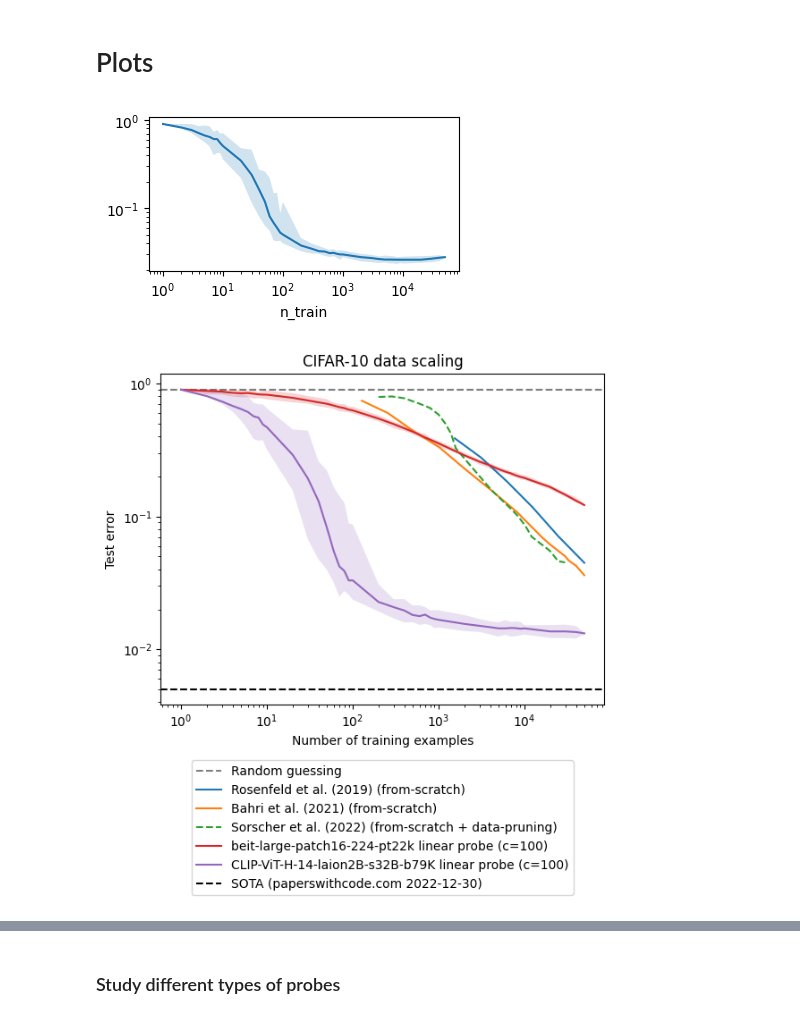
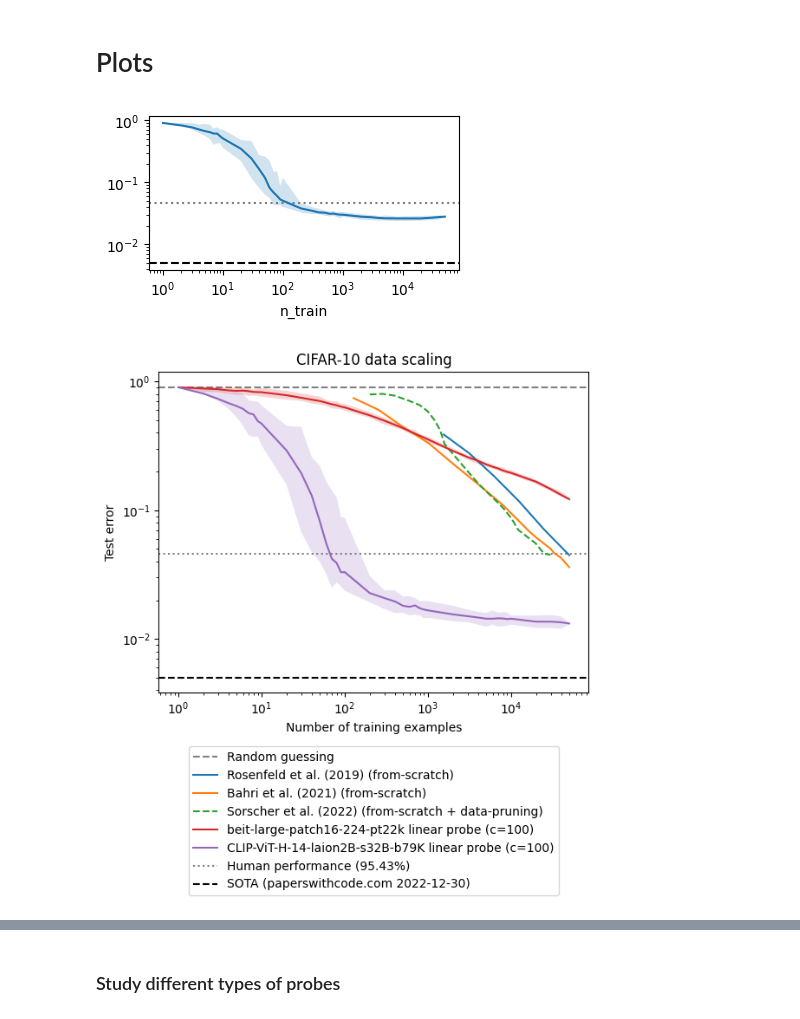
Before and after one commit to ed1d1a8d/scaling, a Jupyter notebook: notebooks/scaling-compare/cifar10.ipynb, the cells around one changed output, grey strips where cells are left out. Saved outputs shown, nothing was run; the diff lists cells and outputs as text; code cells hidden in the pictures.

```diff
--- a/notebooks/scaling-compare/cifar10.ipynb
+++ b/notebooks/scaling-compare/cifar10.ipynb
@@ -259,35 +259,61 @@ def plot_wandb_df(
                 "(c == 100 | k == 1)",
                 # "embedder_id == 'openai/ViT-L/14'",
                 # "probe == 'linear'",
                 # "per_class == False",
                 query,
             )
         )
     ).groupby(["n_train"])
 
     ax = gb[target].median().plot(**kwargs)
     prev_color = ax.lines[-1].get_color()
     plt.fill_between(
         gb[target].median().index,
         gb[target].quantile(0.5 - ci / 2),
         gb[target].quantile(0.5 + ci / 2),
         alpha=0.2,
         color=prev_color,
         edgecolor="none",
         zorder=ax.lines[-1].get_zorder() - 1,
     )
     return ax
 
-plt.figure(figsize=(4,2))
+
+def plot_strong_baselines():
+    # Human accuracy
+    # Karpathy gives 94% (http://karpathy.github.io/2011/04/27/manually-classifying-cifar10/)
+    # https://arxiv.org/abs/1811.07270 gives 93.91 \pm 1.52%
+    # We'll give an upper bound of 93.91 + 1.52 = 95.43%
+    plt.axhline(
+        1 - 0.9543,
+        color="k",
+        linestyle=":",
+        label="Human performance (95.43%)",
+        zorder=-10,
+        alpha=0.5,
+    )
+
+    # https://paperswithcode.com/sota/image-classification-on-cifar-10
+    plt.axhline(
+        1 - 0.995,
+        color="k",
+        linestyle="--",
+        label="SOTA (paperswithcode.com 2022-12-30)",
+        zorder=-10,
+    )
+
+
+plt.figure(figsize=(4, 2))
 embedder_id = "openai/ViT-L/14"
 plot_wandb_df(
     df,
     query=f"embedder_id == '{embedder_id}' & probe == 'linear' & per_class == False",
 )
+plot_strong_baselines()
 plt.xscale("log")
 plt.yscale("log")
 # %% [output]
-[figure, old version]
+[figure, new version]
 # %%
 plt.axhline(
     0.9,
@@ -354,15 +380,7 @@ for embedder_id in (
 #     linestyle="--",
 # )
 
-# https://paperswithcode.com/sota/image-classification-on-cifar-10
-plt.axhline(
-    1 - 0.995,
-    color="k",
-    linestyle="--",
-    label="SOTA (paperswithcode.com 2022-12-30)",
-    zorder=-10,
-)
-
+plot_strong_baselines()
 plt.title(f"CIFAR-10 data scaling")
 
 plt.xscale("log")
@@ -378,7 +396,7 @@ plt.legend(
 )
 plt.show()
 # %% [output]
-[figure, old version]
+[figure, new version]
 # %%
 plt.axhline(
     0.9,
```
Also changed, not shown: parts of 8 cells of this notebook, 1 other file.
